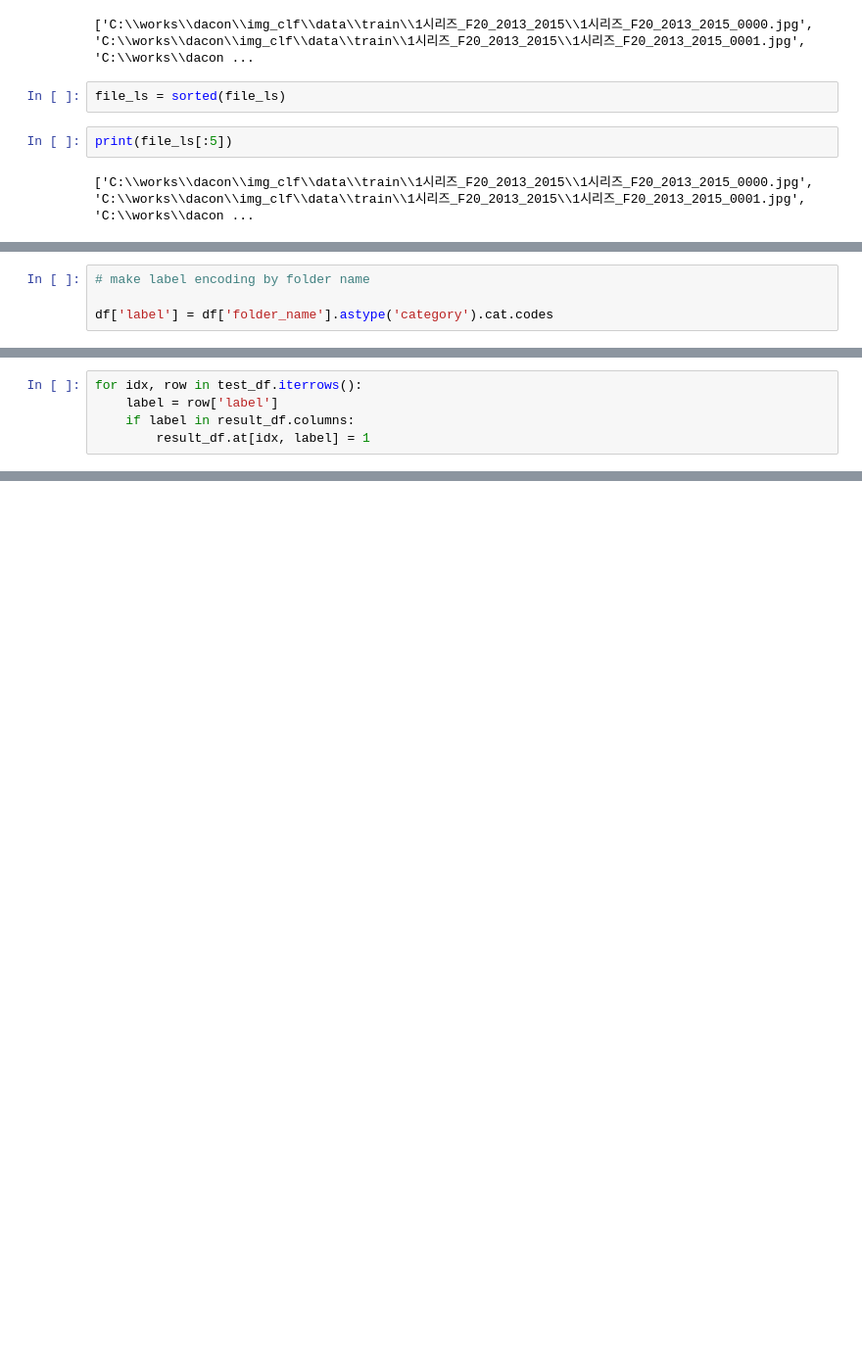
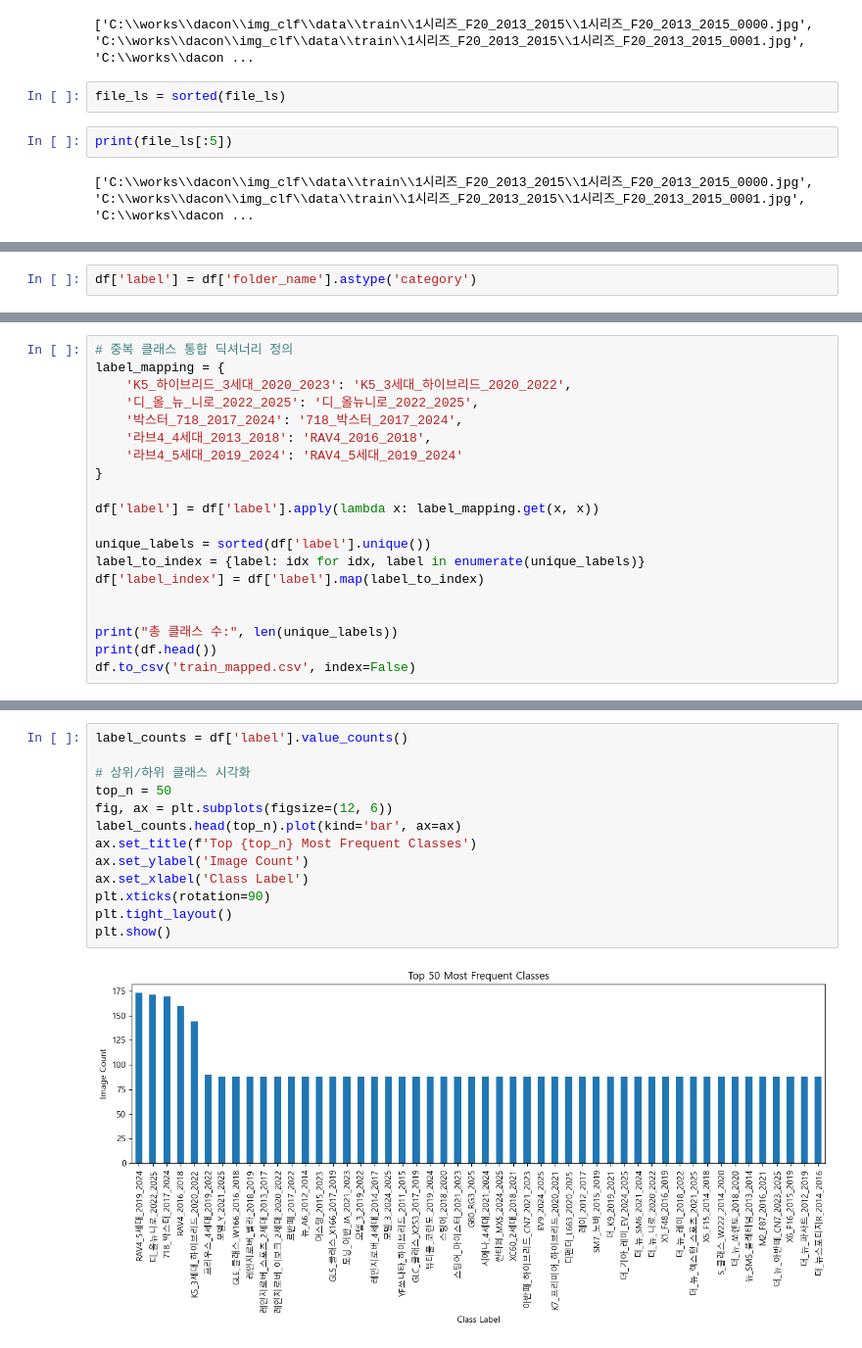
Before and after one commit to yong-again/img_clf, a Jupyter notebook: notebooks/EDA.ipynb, the cells around one changed output, grey strips where cells are left out. Shown at 98% size. Drawn from its saved outputs; the diff is of its cells as text; blank space fills up the shorter version.

```diff
--- a/notebooks/EDA.ipynb
+++ b/notebooks/EDA.ipynb
@@ -43,6 +41,4 @@ df = pd.DataFrame(file_ls, columns=['image_path'])
 df['image_name'] = df['image_path'].apply(lambda x: os.path.basename(x))
 df['folder_name'] = df['image_path'].apply(lambda x: os.path.basename(os.path.dirname(x)))
 # %%
-# make label encoding by folder name
-
-df['label'] = df['folder_name'].astype('category').cat.codes
+df['label'] = df['folder_name'].astype('category')
@@ -147,5 +44,0 @@ result_df
-# %%
-for idx, row in test_df.iterrows():
-    label = row['label']
-    if label in result_df.columns:
-        result_df.at[idx, label] = 1
@@ -171,0 +45,20 @@ Error:
+# %%
+# 중복 클래스 통합 딕셔너리 정의
+label_mapping = {
+    'K5_하이브리드_3세대_2020_2023': 'K5_3세대_하이브리드_2020_2022',
+    '디_올_뉴_니로_2022_2025': '디_올뉴니로_2022_2025',
+    '박스터_718_2017_2024': '718_박스터_2017_2024',
+    '라브4_4세대_2013_2018': 'RAV4_2016_2018',
+    '라브4_5세대_2019_2024': 'RAV4_5세대_2019_2024'
+}
+
+df['label'] = df['label'].apply(lambda x: label_mapping.get(x, x))
+
+unique_labels = sorted(df['label'].unique())
+label_to_index = {label: idx for idx, label in enumerate(unique_labels)}
+df['label_index'] = df['label'].map(label_to_index)
+
+
+print("총 클래스 수:", len(unique_labels))
+print(df.head())
+df.to_csv('train_mapped.csv', index=False)
@@ -171,0 +83,15 @@ Error:
+# %%
+label_counts = df['label'].value_counts()
+
+# 상위/하위 클래스 시각화
+top_n = 50
+fig, ax = plt.subplots(figsize=(12, 6))
+label_counts.head(top_n).plot(kind='bar', ax=ax)
+ax.set_title(f'Top {top_n} Most Frequent Classes')
+ax.set_ylabel('Image Count')
+ax.set_xlabel('Class Label')
+plt.xticks(rotation=90)
+plt.tight_layout()
+plt.show()
+# %% [output]
+[figure, added]
```
Also changed, not shown: parts of 25 cells of this notebook, 42 other files.
